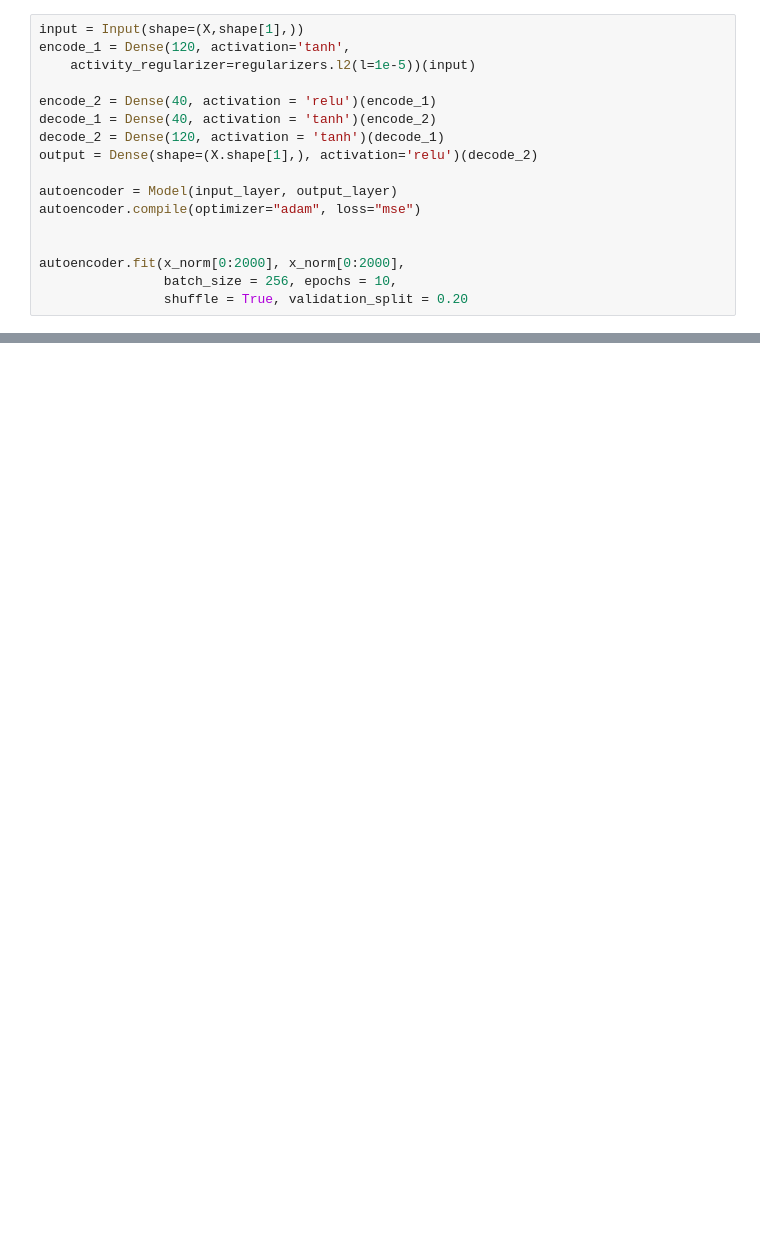
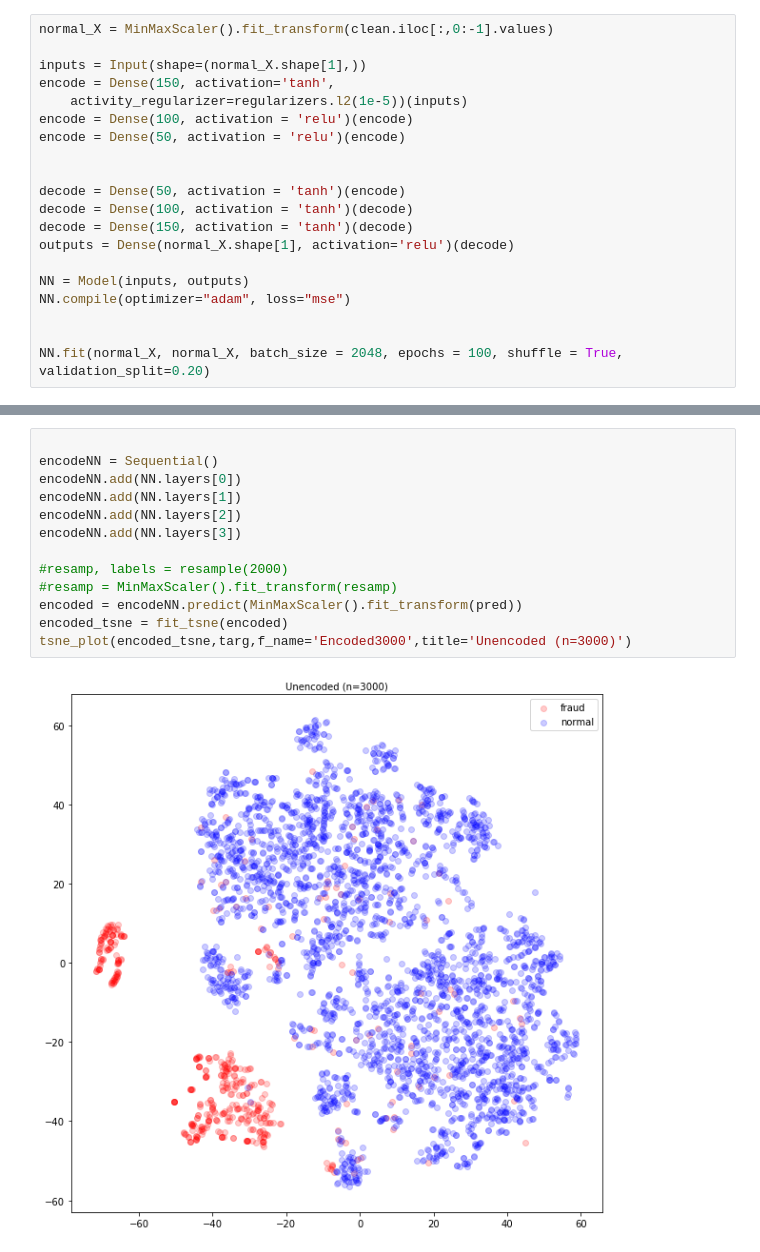
Before and after one commit to mkhalai/credit-card-fraud-detection, a Jupyter notebook: fraud_detection.ipynb, the cells around one changed output, grey strips where cells are left out. Drawn from its saved outputs; the diff is of its cells as text; blank space fills up the shorter version.

```diff
--- a/fraud_detection.ipynb
+++ b/fraud_detection.ipynb
@@ -55,17 +111,20 @@ tsne_plot(tsne_fit,targets,'Default t-sne, 3000 normal 492 fraud', 'default')
 # %%
-input = Input(shape=(X,shape[1],))
-encode_1 = Dense(120, activation='tanh',
-    activity_regularizer=regularizers.l2(l=1e-5))(input)
+normal_X = MinMaxScaler().fit_transform(clean.iloc[:,0:-1].values)
 
-encode_2 = Dense(40, activation = 'relu')(encode_1)
-decode_1 = Dense(40, activation = 'tanh')(encode_2)
-decode_2 = Dense(120, activation = 'tanh')(decode_1)
-output = Dense(shape=(X.shape[1],), activation='relu')(decode_2)
-
-autoencoder = Model(input_layer, output_layer)
-autoencoder.compile(optimizer="adam", loss="mse")
+inputs = Input(shape=(normal_X.shape[1],))
+encode = Dense(150, activation='tanh',
+    activity_regularizer=regularizers.l2(1e-5))(inputs)
+encode = Dense(100, activation = 'relu')(encode)
+encode = Dense(50, activation = 'relu')(encode)
 
 
-autoencoder.fit(x_norm[0:2000], x_norm[0:2000],
-                batch_size = 256, epochs = 10,
-                shuffle = True, validation_split = 0.20
+decode = Dense(50, activation = 'tanh')(encode)
+decode = Dense(100, activation = 'tanh')(decode)
+decode = Dense(150, activation = 'tanh')(decode)
+outputs = Dense(normal_X.shape[1], activation='relu')(decode)
+
+NN = Model(inputs, outputs)
+NN.compile(optimizer="adam", loss="mse")
+
+
+NN.fit(normal_X, normal_X, batch_size = 2048, epochs = 100, shuffle = True, validation_split=0.20)
@@ -87,0 +150,15 @@ data[data['Class']==0].iloc[:,0:-1]
+# %%
+
+encodeNN = Sequential()
+encodeNN.add(NN.layers[0])
+encodeNN.add(NN.layers[1])
+encodeNN.add(NN.layers[2])
+encodeNN.add(NN.layers[3])
+
+#resamp, labels = resample(2000)
+#resamp = MinMaxScaler().fit_transform(resamp)
+encoded = encodeNN.predict(MinMaxScaler().fit_transform(pred))
+encoded_tsne = fit_tsne(encoded)
+tsne_plot(encoded_tsne,targ,f_name='Encoded3000',title='Unencoded (n=3000)')
+# %% [output]
+[figure, added]
```
Also changed, not shown: parts of 11 cells of this notebook.
